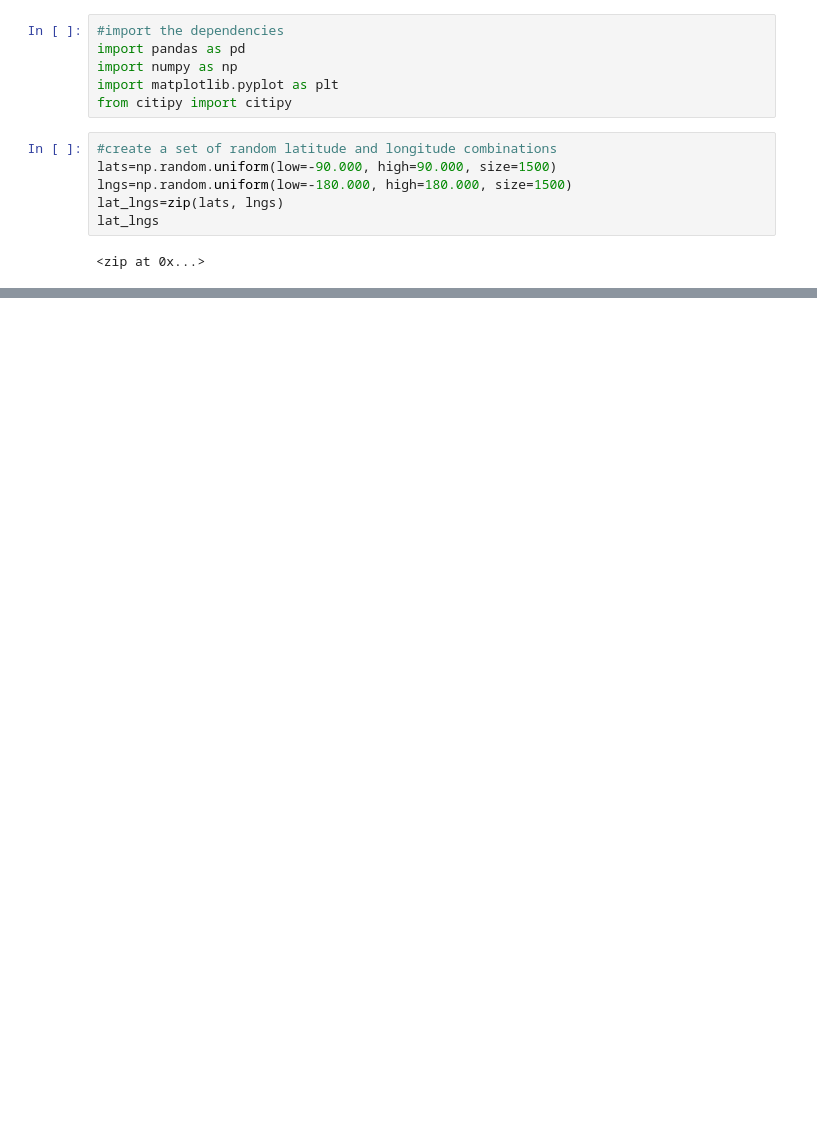
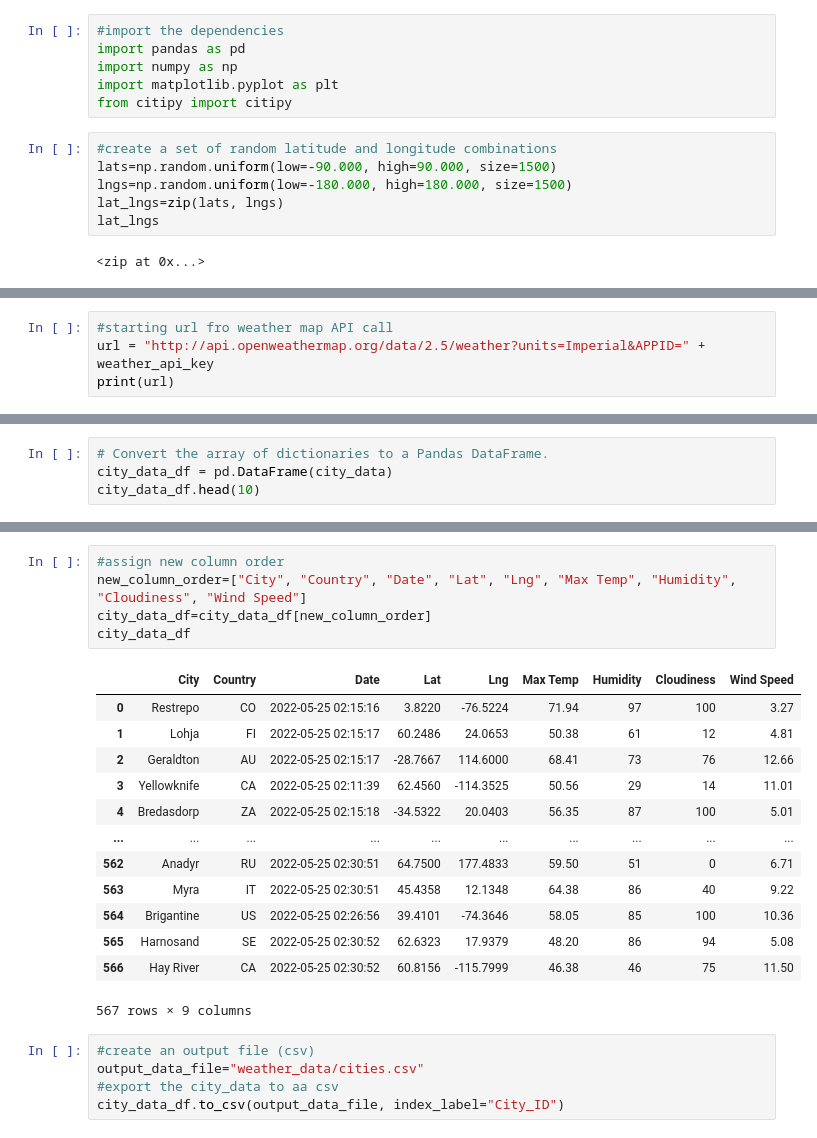
Before and after one commit to zsimon13/World_Weather_Analysis, a Jupyter notebook: WeatherPy.ipynb, the cells around one changed output, grey strips where cells are left out. Saved outputs shown, nothing was run; the diff lists cells and outputs as text; blank space fills up the shorter version.

Commit message:
added key and dataframe

```diff
--- a/WeatherPy.ipynb
+++ b/WeatherPy.ipynb
@@ -32,0 +39,4 @@ len(cities)
+# %%
+#starting url fro weather map API call
+url = "http://api.openweathermap.org/data/2.5/weather?units=Imperial&APPID=" + weather_api_key
+print(url)
@@ -32,0 +134,4 @@ len(cities)
+# %%
+# Convert the array of dictionaries to a Pandas DataFrame.
+city_data_df = pd.DataFrame(city_data)
+city_data_df.head(10)
@@ -32,0 +150,24 @@ len(cities)
+# %%
+#assign new column order
+new_column_order=["City", "Country", "Date", "Lat", "Lng", "Max Temp", "Humidity", "Cloudiness", "Wind Speed"]
+city_data_df=city_data_df[new_column_order]
+city_data_df
+# %% [output]
+|  | City | Country | Date | Lat | Lng | Max Temp | Humidity | Cloudiness | Wind Speed |
+| 0 | Restrepo | CO | 2022-05-25 02:15:16 | 3.8220 | -76.5224 | 71.94 | 97 | 100 | 3.27 |
+| 1 | Lohja | FI | 2022-05-25 02:15:17 | 60.2486 | 24.0653 | 50.38 | 61 | 12 | 4.81 |
+| 2 | Geraldton | AU | 2022-05-25 02:15:17 | -28.7667 | 114.6000 | 68.41 | 73 | 76 | 12.66 |
+| 3 | Yellowknife | CA | 2022-05-25 02:11:39 | 62.4560 | -114.3525 | 50.56 | 29 | 14 | 11.01 |
+| 4 | Bredasdorp | ZA | 2022-05-25 02:15:18 | -34.5322 | 20.0403 | 56.35 | 87 | 100 | 5.01 |
+| ... | ... | ... | ... | ... | ... | ... | ... | ... | ... |
+| 562 | Anadyr | RU | 2022-05-25 02:30:51 | 64.7500 | 177.4833 | 59.50 | 51 | 0 | 6.71 |
+| 563 | Myra | IT | 2022-05-25 02:30:51 | 45.4358 | 12.1348 | 64.38 | 86 | 40 | 9.22 |
+| 564 | Brigantine | US | 2022-05-25 02:26:56 | 39.4101 | -74.3646 | 58.05 | 85 | 100 | 10.36 |
+| 565 | Harnosand | SE | 2022-05-25 02:30:52 | 62.6323 | 17.9379 | 48.20 | 86 | 94 | 5.08 |
+| 566 | Hay River | CA | 2022-05-25 02:30:52 | 60.8156 | -115.7999 | 46.38 | 46 | 75 | 11.50 |
+567 rows × 9 columns
+# %%
+#create an output file (csv)
+output_data_file="weather_data/cities.csv"
+#export the city_data to aa csv
+city_data_df.to_csv(output_data_file, index_label="City_ID")
```
Also changed, not shown: parts of 9 cells of this notebook, 1 other file.
